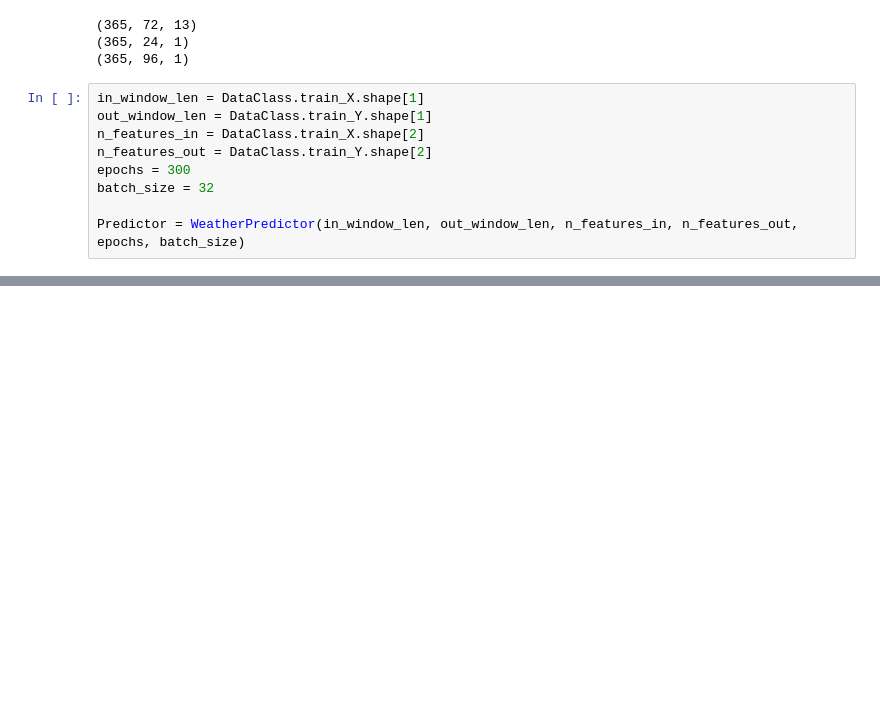
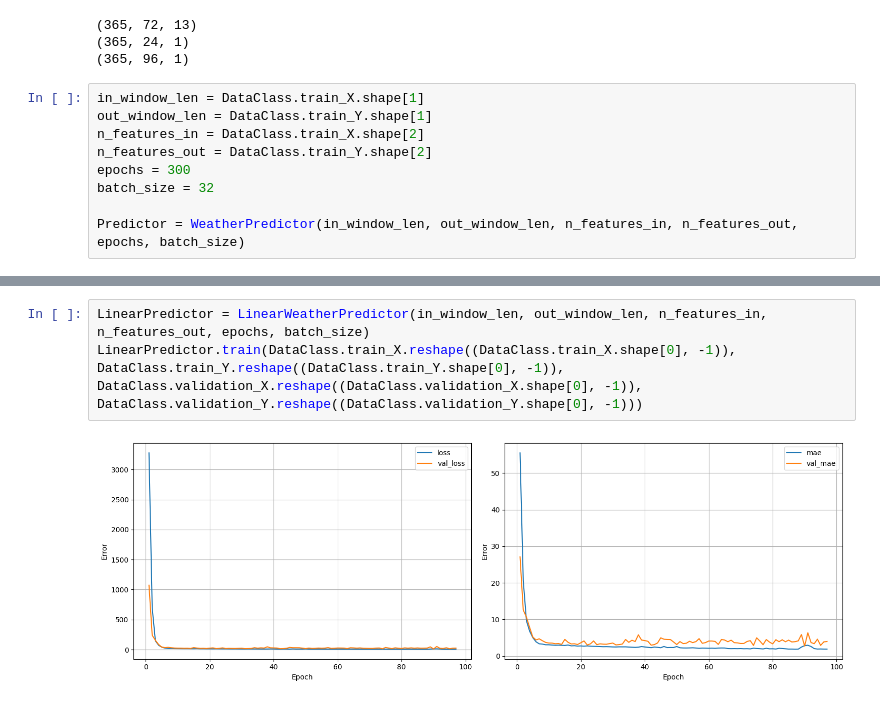
Before and after one commit to davidspector67/weather_predictor, a Jupyter notebook: project_lstm.ipynb, the cells around one changed output, grey strips where cells are left out. Saved outputs shown, nothing was run; the diff lists cells and outputs as text; blank space fills up the shorter version.

```diff
--- a/project_lstm.ipynb
+++ b/project_lstm.ipynb
@@ -498,0 +622,5 @@ Predictor.plot_predictions_at_random_point(DataClass.test_X, DataClass.test_Y, D
+# %%
+LinearPredictor = LinearWeatherPredictor(in_window_len, out_window_len, n_features_in, n_features_out, epochs, batch_size)
+LinearPredictor.train(DataClass.train_X.reshape((DataClass.train_X.shape[0], -1)), DataClass.train_Y.reshape((DataClass.train_Y.shape[0], -1)), DataClass.validation_X.reshape((DataClass.validation_X.shape[0], -1)), DataClass.validation_Y.reshape((DataClass.validation_Y.shape[0], -1)))
+# %% [output]
+[figure, added]
```
Also changed, not shown: parts of 11 cells of this notebook, 1 other file.
